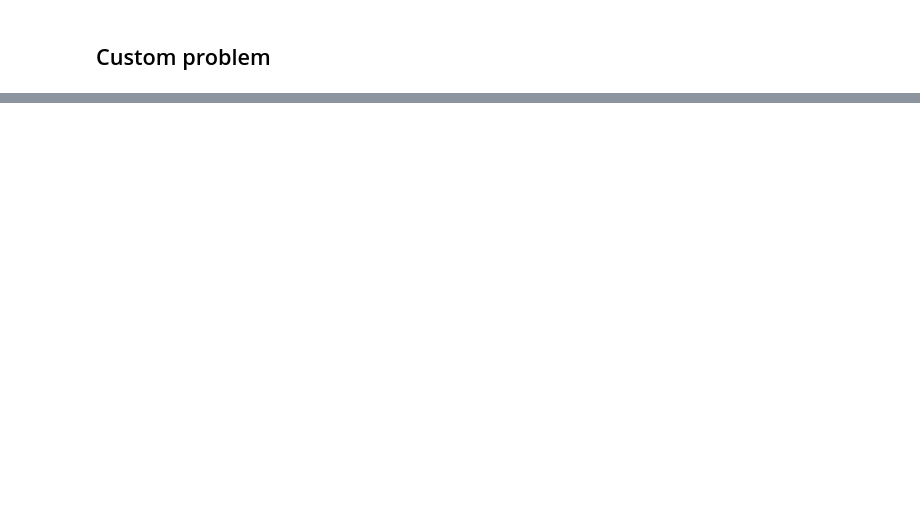
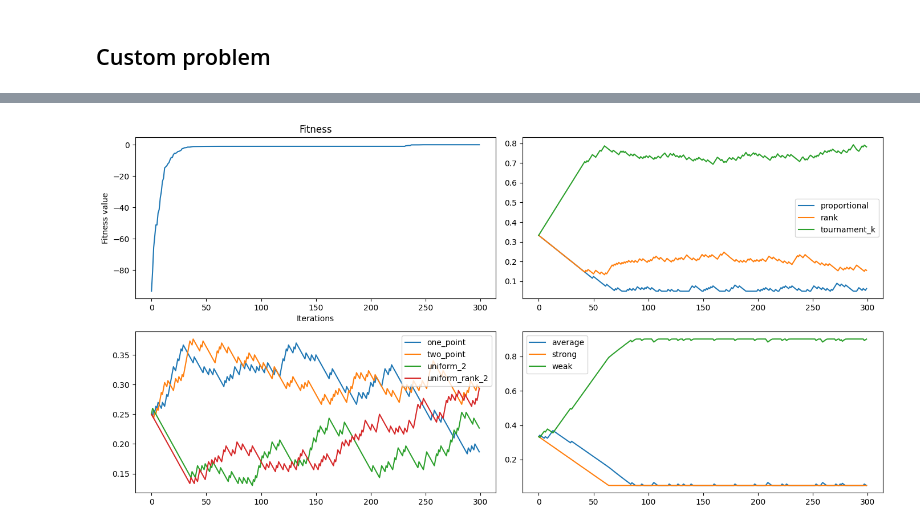
Before and after one commit to sherstpasha/thefittest-notebooks, a Jupyter notebook: genetic_algorithm_binary_rastrigin_custom_problems.ipynb, the cells around one changed output, grey strips where cells are left out. Saved outputs shown, nothing was run; the diff lists cells and outputs as text; code cells hidden in the pictures; blank space fills up the shorter version.

```diff
--- a/genetic_algorithm_binary_rastrigin_custom_problems.ipynb
+++ b/genetic_algorithm_binary_rastrigin_custom_problems.ipynb
@@ -172,0 +174,87 @@ with fitness -5.883261678394161e-11
+# %%
+import numpy as np
+from collections import defaultdict
+from thefittest.optimizers import SelfCGA
+from thefittest.tools.transformations import GrayCode
+from thefittest.benchmarks import Rastrigin
+import matplotlib.pyplot as plt
+
+
+n_dimension = 10
+left_border = -5.
+right_border = 5.
+n_bits_per_variable = 32
+
+number_of_iterations = 300
+population_size = 500
+
+left_border_array = np.full(
+    shape=n_dimension, fill_value=left_border, dtype=np.float64)
+right_border_array = np.full(
+    shape=n_dimension, fill_value=right_border, dtype=np.float64)
+parts = np.full(
+    shape=n_dimension, fill_value=n_bits_per_variable, dtype=np.int64)
+
+genotype_to_phenotype = GrayCode(fit_by='parts').fit(left=left_border_array,
+                                                     right=right_border_array,
+                                                     arg=parts)
+optimizer = SelfCGA(fitness_function=Rastrigin(),
+                         genotype_to_phenotype=genotype_to_phenotype.transform,
+                         iters=number_of_iterations,
+                         pop_size=population_size,
+                         str_len=sum(parts),
+                         show_progress_each=30,
+                         minimization=True,
+                         selections=("tournament_k", "rank", "proportional"),
+                         crossovers=("two_point", "one_point", "uniform_2", "uniform_rank_2"),
+                         mutations=("weak", "average", "strong"),
+                         tour_size=5,
+                         K=4,
+                         keep_history=True)
+
+optimizer.fit()
+
+fittest = optimizer.get_fittest()
+stats = optimizer.get_stats()
+
+print('The fittest individ:', fittest['genotype'])
+print('The fittest individ:', fittest['phenotype'])
+print('with fitness', fittest['fitness'])
+
+fig, ax = plt.subplots(figsize=(14, 7), ncols=2, nrows=2)
+
+ax[0][0].plot(range(number_of_iterations), stats['fitness_max'])
+ax[0][0].set_title('Fitness')
+ax[0][0].set_ylabel('Fitness value')
+ax[0][0].set_xlabel("Iterations")
+
+selectiom_proba = defaultdict(list)
+for i in range(number_of_iterations):
+    for key, value in stats['s_proba'][i].items():
+        selectiom_proba[key].append(value)
+
+for key, value in selectiom_proba.items():
+    ax[0][1].plot(range(number_of_iterations), value, label = key)
+ax[0][1].legend()
+
+crossover_proba = defaultdict(list)
+for i in range(number_of_iterations):
+    for key, value in stats['c_proba'][i].items():
+        crossover_proba[key].append(value)
+
+for key, value in crossover_proba.items():
+    ax[1][0].plot(range(number_of_iterations), value, label = key)
+ax[1][0].legend()
+
+mutation_proba = defaultdict(list)
+for i in range(number_of_iterations):
+    for key, value in stats['m_proba'][i].items():
+        mutation_proba[key].append(value)
+
+for key, value in mutation_proba.items():
+    ax[1][1].plot(range(number_of_iterations), value, label = key)
+ax[1][1].legend()
+
+plt.tight_layout()
+plt.show()
+# %% [output]
@@ -172,0 +278 @@ with fitness -5.883261678394161e-11
+[figure, added]
```
Also changed, not shown: parts of 7 cells of this notebook.
